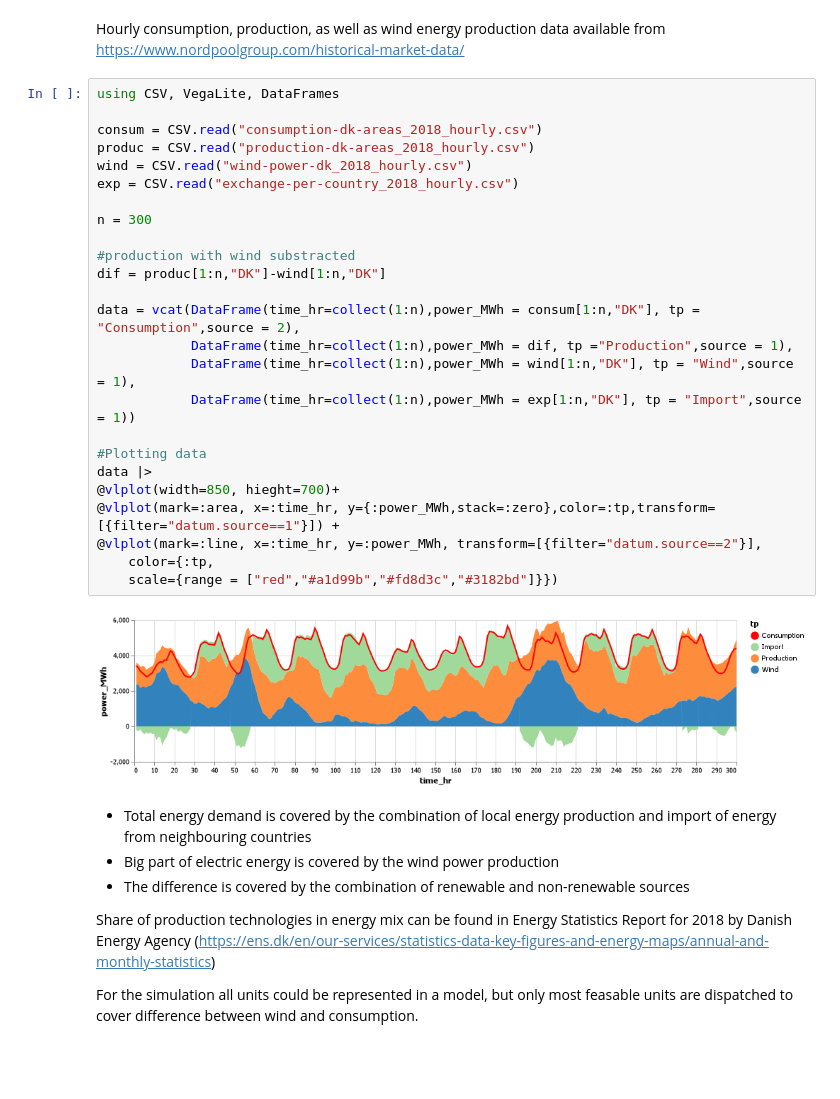
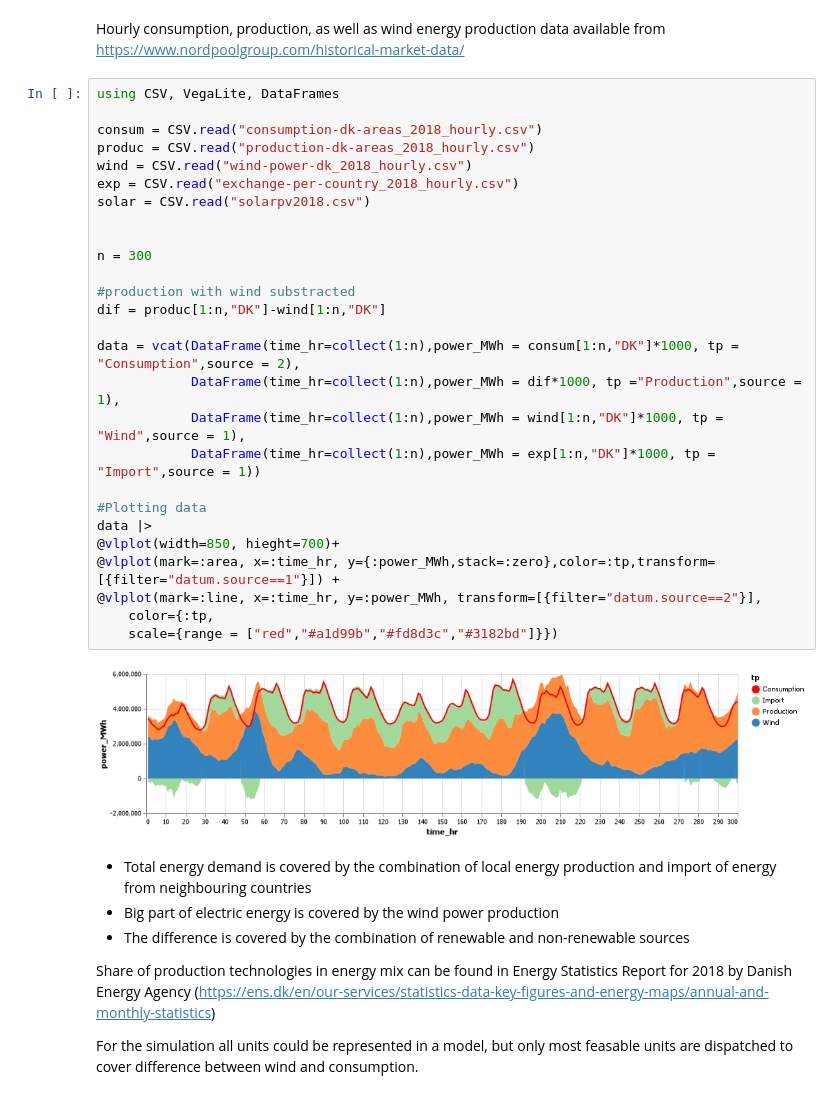
Before and after one commit to AntonOsadchy/42002_group_project, a Jupyter notebook: 42002 Group project.ipynb, the cells around one changed output. Saved outputs shown, nothing was run; the diff lists cells and outputs as text; blank space fills up the shorter version.

Commit message:
Unit missmatch between price and consumption corrected

```diff
--- a/42002 Group project.ipynb
+++ b/42002 Group project.ipynb
@@ -13,30 +13,32 @@ Hourly consumption, production, as well as wind energy production data available
 # %%
 using CSV, VegaLite, DataFrames
 
 consum = CSV.read("consumption-dk-areas_2018_hourly.csv")
 produc = CSV.read("production-dk-areas_2018_hourly.csv")
 wind = CSV.read("wind-power-dk_2018_hourly.csv")
 exp = CSV.read("exchange-per-country_2018_hourly.csv")
+solar = CSV.read("solarpv2018.csv")
+
 
 n = 300
 
 #production with wind substracted
 dif = produc[1:n,"DK"]-wind[1:n,"DK"]
 
-data = vcat(DataFrame(time_hr=collect(1:n),power_MWh = consum[1:n,"DK"], tp = "Consumption",source = 2),
-            DataFrame(time_hr=collect(1:n),power_MWh = dif, tp ="Production",source = 1),
-            DataFrame(time_hr=collect(1:n),power_MWh = wind[1:n,"DK"], tp = "Wind",source = 1),
-            DataFrame(time_hr=collect(1:n),power_MWh = exp[1:n,"DK"], tp = "Import",source = 1))
+data = vcat(DataFrame(time_hr=collect(1:n),power_MWh = consum[1:n,"DK"]*1000, tp = "Consumption",source = 2),
+            DataFrame(time_hr=collect(1:n),power_MWh = dif*1000, tp ="Production",source = 1),
+            DataFrame(time_hr=collect(1:n),power_MWh = wind[1:n,"DK"]*1000, tp = "Wind",source = 1),
+            DataFrame(time_hr=collect(1:n),power_MWh = exp[1:n,"DK"]*1000, tp = "Import",source = 1))
 
 #Plotting data
 data |>
 @vlplot(width=850, hieght=700)+
 @vlplot(mark=:area, x=:time_hr, y={:power_MWh,stack=:zero},color=:tp,transform=[{filter="datum.source==1"}]) +
 @vlplot(mark=:line, x=:time_hr, y=:power_MWh, transform=[{filter="datum.source==2"}],
     color={:tp,
     scale={range = ["red","#a1d99b","#fd8d3c","#3182bd"]}})
 # %% [output]
-[figure, old version]
+[figure, new version]
 # %% [markdown]
 + Total energy demand is covered by the combination of local energy production and import of energy from neighbouring countries
 + Big part of electric energy is covered by the wind power production
```
Also changed, not shown: parts of 16 cells of this notebook, 5 other files.
